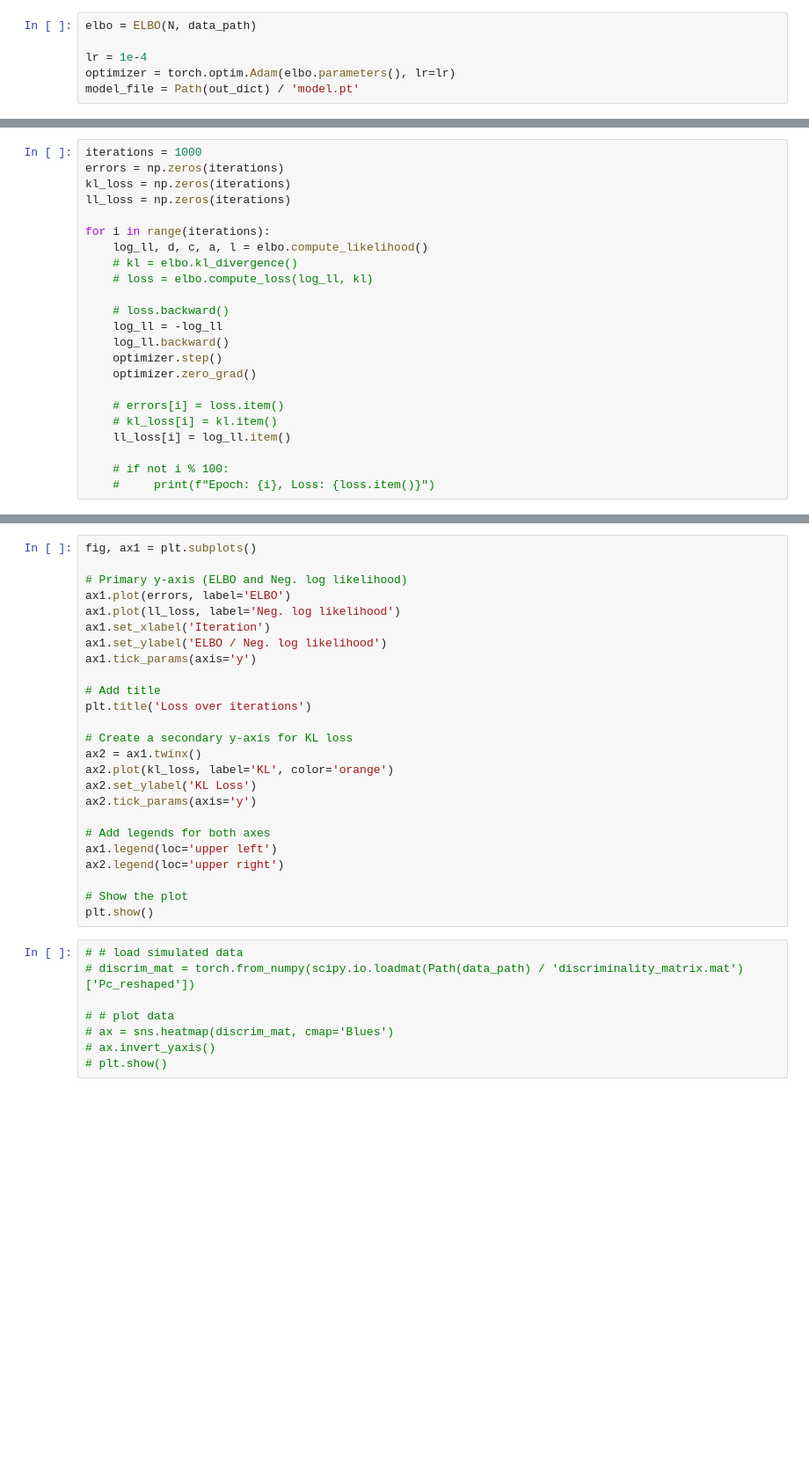
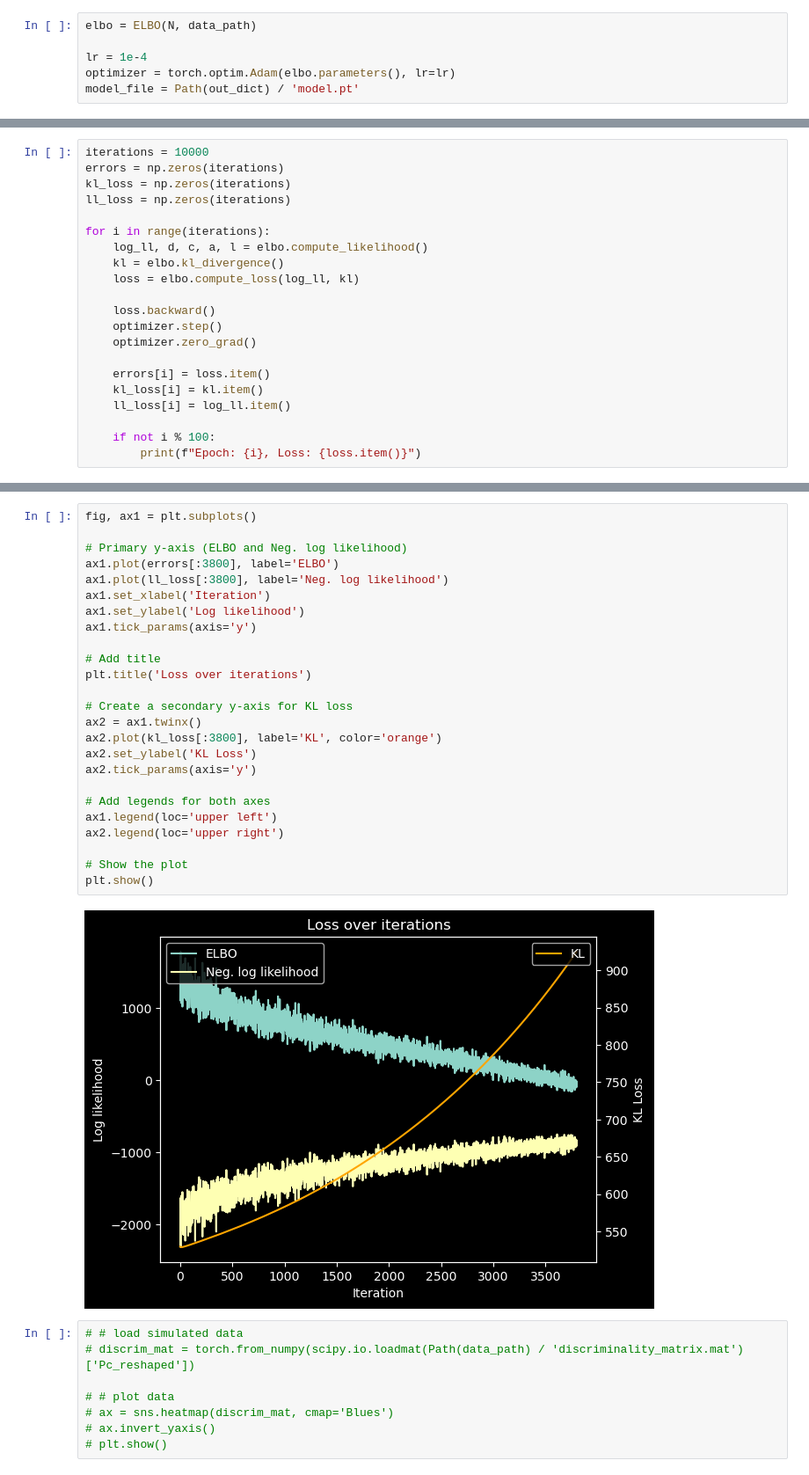
Before and after one commit to nguyen-td/perceptual-straightening, a Jupyter notebook: main.ipynb, the cells around one changed output, grey strips where cells are left out. Shown at 88% size. Drawn from its saved outputs; the diff is of its cells as text; blank space fills up the shorter version.

```diff
--- a/main.ipynb
+++ b/main.ipynb
@@ -27,23 +64,21 @@ model_file = Path(out_dict) / 'model.pt'
 # %%
-iterations = 1000
+iterations = 10000
 errors = np.zeros(iterations)
 kl_loss = np.zeros(iterations)
 ll_loss = np.zeros(iterations)
 
 for i in range(iterations):
     log_ll, d, c, a, l = elbo.compute_likelihood()
-    # kl = elbo.kl_divergence()
-    # loss = elbo.compute_loss(log_ll, kl)
+    kl = elbo.kl_divergence()
+    loss = elbo.compute_loss(log_ll, kl)
 
-    # loss.backward()
-    log_ll = -log_ll
-    log_ll.backward()
+    loss.backward()
     optimizer.step()
     optimizer.zero_grad()
 
-    # errors[i] = loss.item()
-    # kl_loss[i] = kl.item()
+    errors[i] = loss.item()
+    kl_loss[i] = kl.item()
     ll_loss[i] = log_ll.item()
 
-    # if not i % 100:
-    #     print(f"Epoch: {i}, Loss: {loss.item()}")
+    if not i % 100:
+        print(f"Epoch: {i}, Loss: {loss.item()}")
@@ -50,28 +104,30 @@ for i in range(iterations):
 # %%
 fig, ax1 = plt.subplots()
 
 # Primary y-axis (ELBO and Neg. log likelihood)
-ax1.plot(errors, label='ELBO')
-ax1.plot(ll_loss, label='Neg. log likelihood')
+ax1.plot(errors[:3800], label='ELBO')
+ax1.plot(ll_loss[:3800], label='Neg. log likelihood')
 ax1.set_xlabel('Iteration')
-ax1.set_ylabel('ELBO / Neg. log likelihood')
+ax1.set_ylabel('Log likelihood')
 ax1.tick_params(axis='y')
 
 # Add title
 plt.title('Loss over iterations')
 
 # Create a secondary y-axis for KL loss
 ax2 = ax1.twinx()
-ax2.plot(kl_loss, label='KL', color='orange')
+ax2.plot(kl_loss[:3800], label='KL', color='orange')
 ax2.set_ylabel('KL Loss')
 ax2.tick_params(axis='y')
 
 # Add legends for both axes
 ax1.legend(loc='upper left')
 ax2.legend(loc='upper right')
 
 # Show the plot
 plt.show()
+# %% [output]
+[figure, added]
 # %%
 # # load simulated data
 # discrim_mat = torch.from_numpy(scipy.io.loadmat(Path(data_path) / 'discriminality_matrix.mat')['Pc_reshaped'])
```
Also changed, not shown: parts of 6 cells of this notebook.
